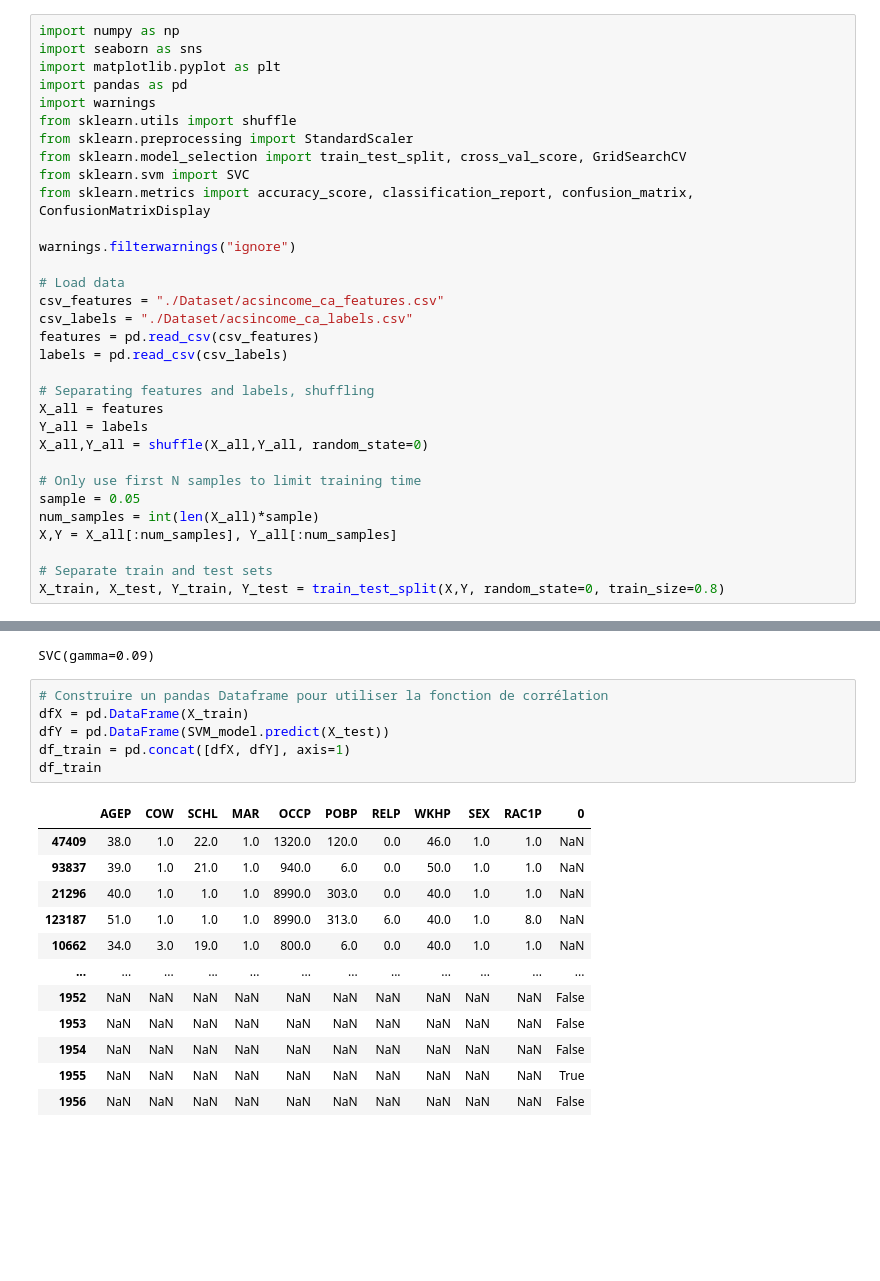
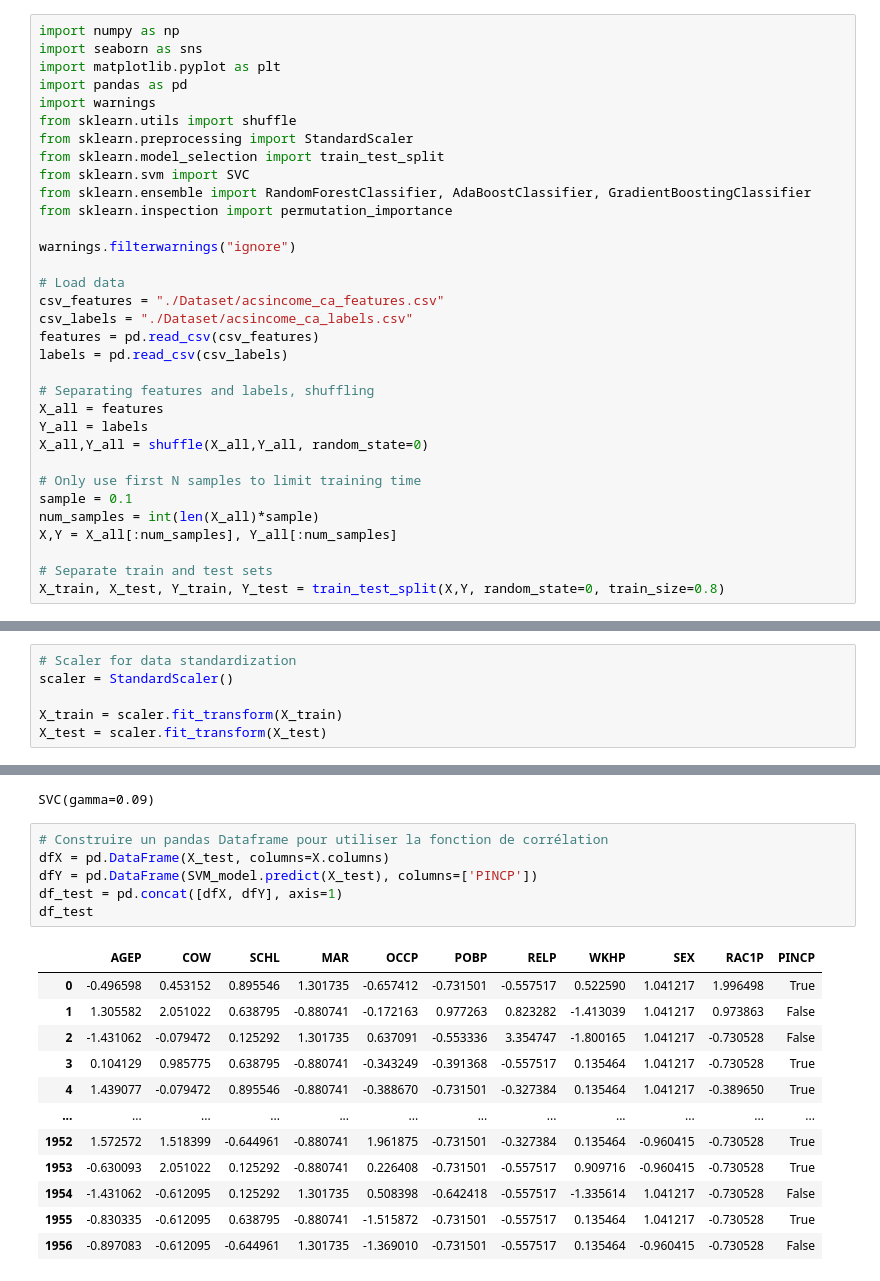
Before and after one commit to thomasclgnt/AS, a Jupyter notebook: Explicabilite.ipynb, the cells around one changed output, grey strips where cells are left out. Saved outputs shown, nothing was run; the diff lists cells and outputs as text; blank space fills up the shorter version.

```diff
--- a/Explicabilite.ipynb
+++ b/Explicabilite.ipynb
@@ -6,9 +6,10 @@ import pandas as pd
 import warnings
 from sklearn.utils import shuffle
 from sklearn.preprocessing import StandardScaler
-from sklearn.model_selection import train_test_split, cross_val_score, GridSearchCV
+from sklearn.model_selection import train_test_split
 from sklearn.svm import SVC
-from sklearn.metrics import accuracy_score, classification_report, confusion_matrix, ConfusionMatrixDisplay
+from sklearn.ensemble import RandomForestClassifier, AdaBoostClassifier, GradientBoostingClassifier
+from sklearn.inspection import permutation_importance
 
 warnings.filterwarnings("ignore")
 
@@ -24,7 +25,7 @@ Y_all = labels
 X_all,Y_all = shuffle(X_all,Y_all, random_state=0)
 
 # Only use first N samples to limit training time
-sample = 0.05
+sample = 0.1
 num_samples = int(len(X_all)*sample)
 X,Y = X_all[:num_samples], Y_all[:num_samples]
 
@@ -73,5 +65,11 @@ plt.show()
 # %% [markdown]
 # 2. Corrélations entre chacune des features et le label prédit
+# %%
+# Scaler for data standardization
+scaler = StandardScaler()
+
+X_train = scaler.fit_transform(X_train)
+X_test = scaler.fit_transform(X_test)
 # %% [markdown]
 ## SVM
 # %%
@@ -82,20 +80,20 @@ SVM_model.fit(X_train, Y_train)
 SVC(gamma=0.09)
 # %%
 # Construire un pandas Dataframe pour utiliser la fonction de corrélation
-dfX = pd.DataFrame(X_train)
-dfY = pd.DataFrame(SVM_model.predict(X_test))
-df_train = pd.concat([dfX, dfY], axis=1)
-df_train
+dfX = pd.DataFrame(X_test, columns=X.columns)
+dfY = pd.DataFrame(SVM_model.predict(X_test), columns=['PINCP'])
+df_test = pd.concat([dfX, dfY], axis=1)
+df_test
 # %% [output]
-|  | AGEP | COW | SCHL | MAR | OCCP | POBP | RELP | WKHP | SEX | RAC1P | 0 |
-| 47409 | 38.0 | 1.0 | 22.0 | 1.0 | 1320.0 | 120.0 | 0.0 | 46.0 | 1.0 | 1.0 | NaN |
-| 93837 | 39.0 | 1.0 | 21.0 | 1.0 | 940.0 | 6.0 | 0.0 | 50.0 | 1.0 | 1.0 | NaN |
-| 21296 | 40.0 | 1.0 | 1.0 | 1.0 | 8990.0 | 303.0 | 0.0 | 40.0 | 1.0 | 1.0 | NaN |
-| 123187 | 51.0 | 1.0 | 1.0 | 1.0 | 8990.0 | 313.0 | 6.0 | 40.0 | 1.0 | 8.0 | NaN |
-| 10662 | 34.0 | 3.0 | 19.0 | 1.0 | 800.0 | 6.0 | 0.0 | 40.0 | 1.0 | 1.0 | NaN |
+|  | AGEP | COW | SCHL | MAR | OCCP | POBP | RELP | WKHP | SEX | RAC1P | PINCP |
+| 0 | -0.496598 | 0.453152 | 0.895546 | 1.301735 | -0.657412 | -0.731501 | -0.557517 | 0.522590 | 1.041217 | 1.996498 | True |
+| 1 | 1.305582 | 2.051022 | 0.638795 | -0.880741 | -0.172163 | 0.977263 | 0.823282 | -1.413039 | 1.041217 | 0.973863 | False |
+| 2 | -1.431062 | -0.079472 | 0.125292 | 1.301735 | 0.637091 | -0.553336 | 3.354747 | -1.800165 | 1.041217 | -0.730528 | False |
+| 3 | 0.104129 | 0.985775 | 0.638795 | -0.880741 | -0.343249 | -0.391368 | -0.557517 | 0.135464 | 1.041217 | -0.730528 | True |
+| 4 | 1.439077 | -0.079472 | 0.895546 | -0.880741 | -0.388670 | -0.731501 | -0.327384 | 0.135464 | 1.041217 | -0.389650 | True |
 | ... | ... | ... | ... | ... | ... | ... | ... | ... | ... | ... | ... |
-| 1952 | NaN | NaN | NaN | NaN | NaN | NaN | NaN | NaN | NaN | NaN | False |
-| 1953 | NaN | NaN | NaN | NaN | NaN | NaN | NaN | NaN | NaN | NaN | False |
-| 1954 | NaN | NaN | NaN | NaN | NaN | NaN | NaN | NaN | NaN | NaN | False |
-| 1955 | NaN | NaN | NaN | NaN | NaN | NaN | NaN | NaN | NaN | NaN | True |
-| 1956 | NaN | NaN | NaN | NaN | NaN | NaN | NaN | NaN | NaN | NaN | False |
+| 1952 | 1.572572 | 1.518399 | -0.644961 | -0.880741 | 1.961875 | -0.731501 | -0.327384 | 0.135464 | -0.960415 | -0.730528 | True |
+| 1953 | -0.630093 | 2.051022 | 0.125292 | -0.880741 | 0.226408 | -0.731501 | -0.557517 | 0.909716 | -0.960415 | -0.730528 | True |
+| 1954 | -1.431062 | -0.612095 | 0.125292 | 1.301735 | 0.508398 | -0.642418 | -0.557517 | -1.335614 | 1.041217 | -0.730528 | False |
+| 1955 | -0.830335 | -0.612095 | 0.638795 | -0.880741 | -1.515872 | -0.731501 | -0.557517 | 0.135464 | 1.041217 | -0.730528 | True |
+| 1956 | -0.897083 | -0.612095 | -0.644961 | 1.301735 | -1.369010 | -0.731501 | -0.557517 | 0.135464 | -0.960415 | -0.730528 | False |
```
Also changed, not shown: parts of 53 cells of this notebook.
